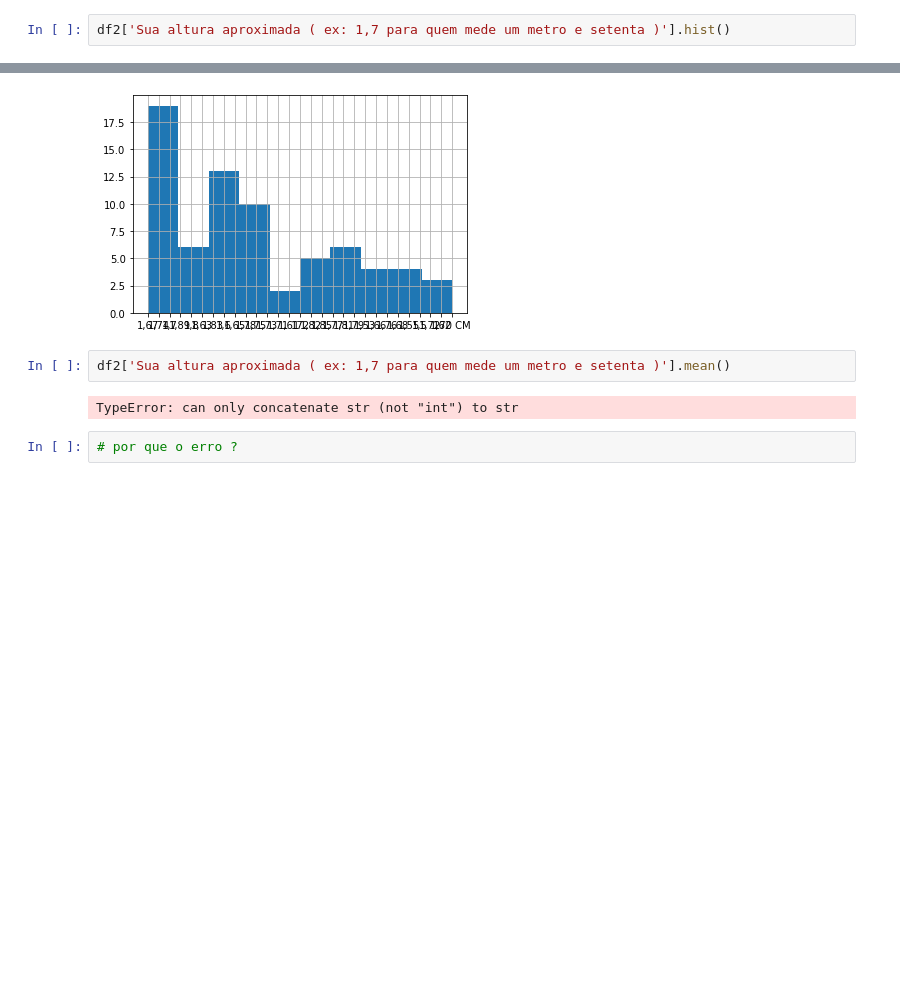
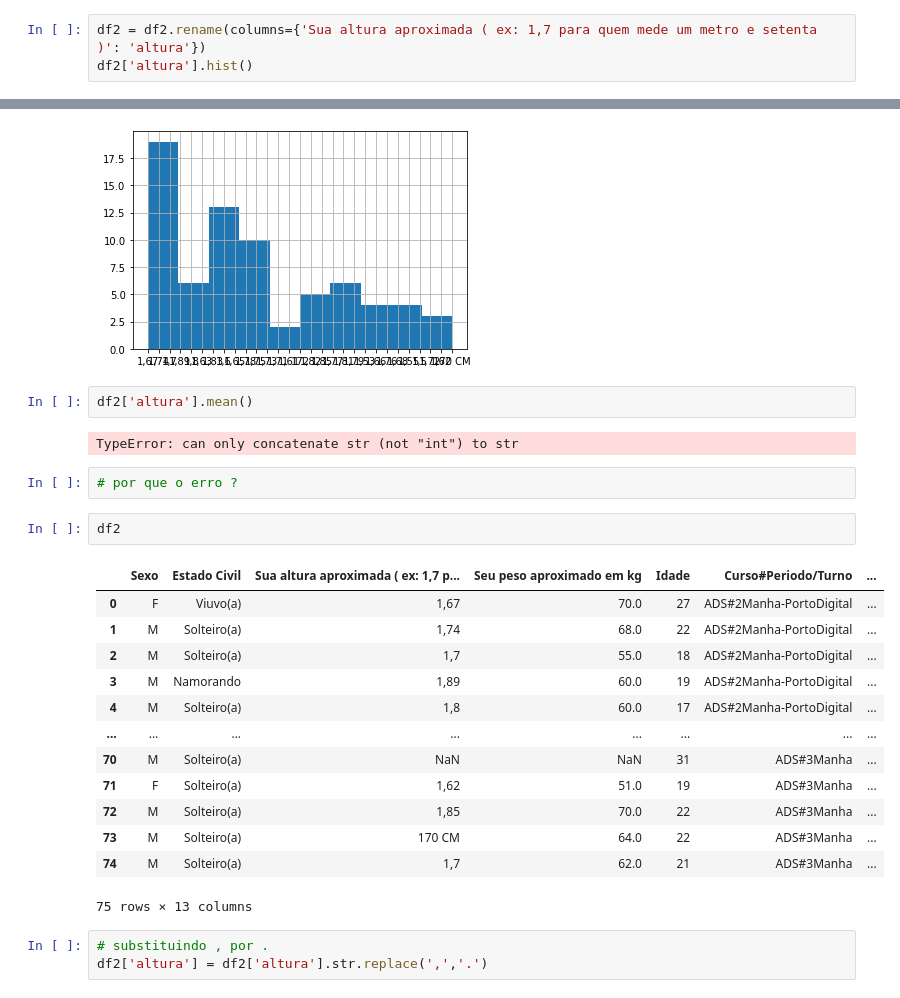
Before and after one commit to arnottrcaiado/biganddata, a Jupyter notebook: aula01/aula1-inicio_explorando_python_csv.ipynb, the cells around one changed output, grey strips where cells are left out. Drawn from its saved outputs; the diff is of its cells as text; blank space fills up the shorter version.

```diff
--- a/aula01/aula1-inicio_explorando_python_csv.ipynb
+++ b/aula01/aula1-inicio_explorando_python_csv.ipynb
@@ -141,13 +157,33 @@ df['altura'].mean()
 # %% [output]
 1.7104054054054063
 # %%
-df2['Sua altura aproximada ( ex: 1,7 para quem mede um metro e setenta )'].hist()
+df2 = df2.rename(columns={'Sua altura aproximada ( ex: 1,7 para quem mede um metro e setenta )': 'altura'})
+df2['altura'].hist()
 # %% [output]
 <matplotlib.axes._subplots.AxesSubplot at 0x...>
 [figure]
-# %%
-df2['Sua altura aproximada ( ex: 1,7 para quem mede um metro e setenta )'].mean()
-# %% [output]
-TypeError: can only concatenate str (not "int") to str
+# %%
+df2['altura'].mean()
+# %% [output]
+TypeError: can only concatenate str (not "int") to str
 # %%
 # por que o erro ?
+# %%
+df2
+# %% [output]
+|  | Sexo | Estado Civil | Sua altura aproximada ( ex: 1,7 p... | Seu peso aproximado em kg | Idade | Curso#Periodo/Turno | ... |
+| 0 | F | Viuvo(a) | 1,67 | 70.0 | 27 | ADS#2Manha-PortoDigital | ... |
+| 1 | M | Solteiro(a) | 1,74 | 68.0 | 22 | ADS#2Manha-PortoDigital | ... |
+| 2 | M | Solteiro(a) | 1,7 | 55.0 | 18 | ADS#2Manha-PortoDigital | ... |
+| 3 | M | Namorando | 1,89 | 60.0 | 19 | ADS#2Manha-PortoDigital | ... |
+| 4 | M | Solteiro(a) | 1,8 | 60.0 | 17 | ADS#2Manha-PortoDigital | ... |
+| ... | ... | ... | ... | ... | ... | ... | ... |
+| 70 | M | Solteiro(a) | NaN | NaN | 31 | ADS#3Manha | ... |
+| 71 | F | Solteiro(a) | 1,62 | 51.0 | 19 | ADS#3Manha | ... |
+| 72 | M | Solteiro(a) | 1,85 | 70.0 | 22 | ADS#3Manha | ... |
+| 73 | M | Solteiro(a) | 170 CM | 64.0 | 22 | ADS#3Manha | ... |
+| 74 | M | Solteiro(a) | 1,7 | 62.0 | 21 | ADS#3Manha | ... |
+75 rows × 13 columns
+# %%
+# substituindo , por .
+df2['altura'] = df2['altura'].str.replace(',','.')
```
Also changed, not shown: parts of 25 cells of this notebook, 1 other file.
